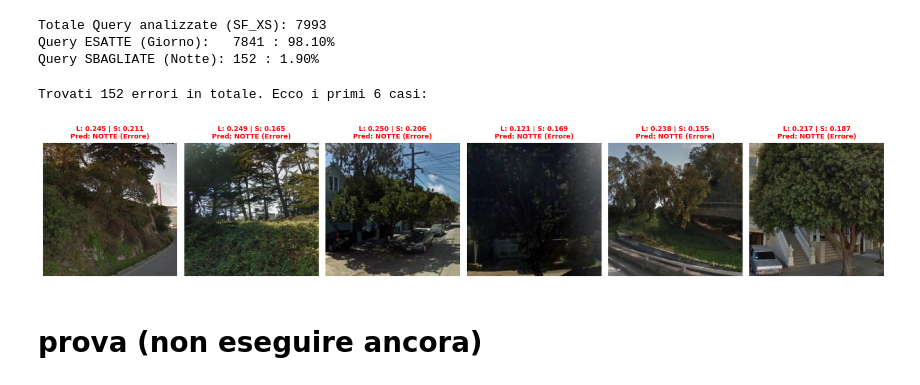
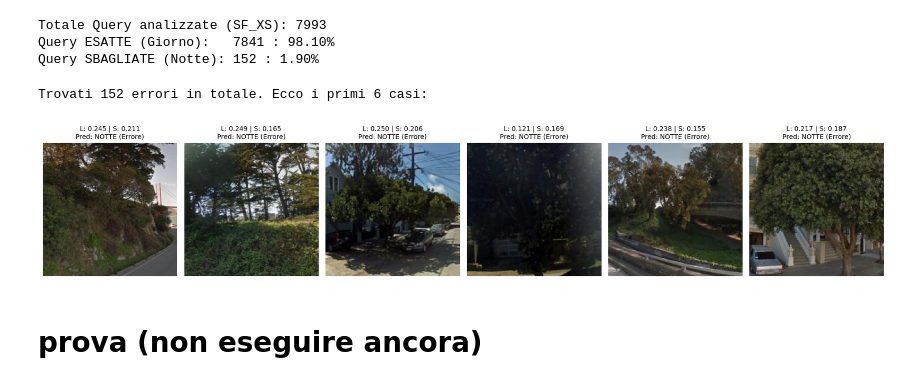
Before and after one commit to androsida/Visual-Place-Recognition-Project, a Jupyter notebook: start_your_project.ipynb, the cells around one changed output. Cells and saved outputs as stored; diff of their text form; code cells hidden in the pictures.

```diff
--- a/start_your_project.ipynb
+++ b/start_your_project.ipynb
@@ -1477,35 +1477,35 @@ max_immagini = 6
 immagini_da_mostrare = indici_errori[:max_immagini]
 
 if len(indici_errori) == 0:
     print("Eccezionale! L'algoritmo non ha commesso alcun errore su questo set.")
 else:
     print(f"Trovati {len(indici_errori)} errori in totale. Ecco i primi {len(immagini_da_mostrare)} casi:")
 
     fig, axes = plt.subplots(1, len(immagini_da_mostrare), figsize=(18, 5))
 
     if len(immagini_da_mostrare) == 1:
         axes = [axes]
 
     for i, idx in enumerate(immagini_da_mostrare):
         path_immagine = sfxs_images[idx]
         l_val = L_sfxs[idx]
         s_val = S_sfxs[idx]
 
         img_bgr = cv2.imread(path_immagine)
 
         img_rgb = cv2.cvtColor(img_bgr, cv2.COLOR_BGR2RGB)
 
         axes[i].imshow(img_rgb)
 
         titolo = f"L: {l_val:.3f} | S: {s_val:.3f}\nPred: NOTTE (Errore)"
-        axes[i].set_title(titolo, fontsize=10, color='red', fontweight='bold')
+        axes[i].set_title(titolo, fontsize=10, color='black')
         axes[i].axis('off')
 
     plt.tight_layout()
     plt.show()
 # %% [output]
 Trovati 152 errori in totale. Ecco i primi 6 casi:
-[figure, old version]
+[figure, new version]
 # %% [markdown]
 # prova (non eseguire ancora)
 # %%
```
